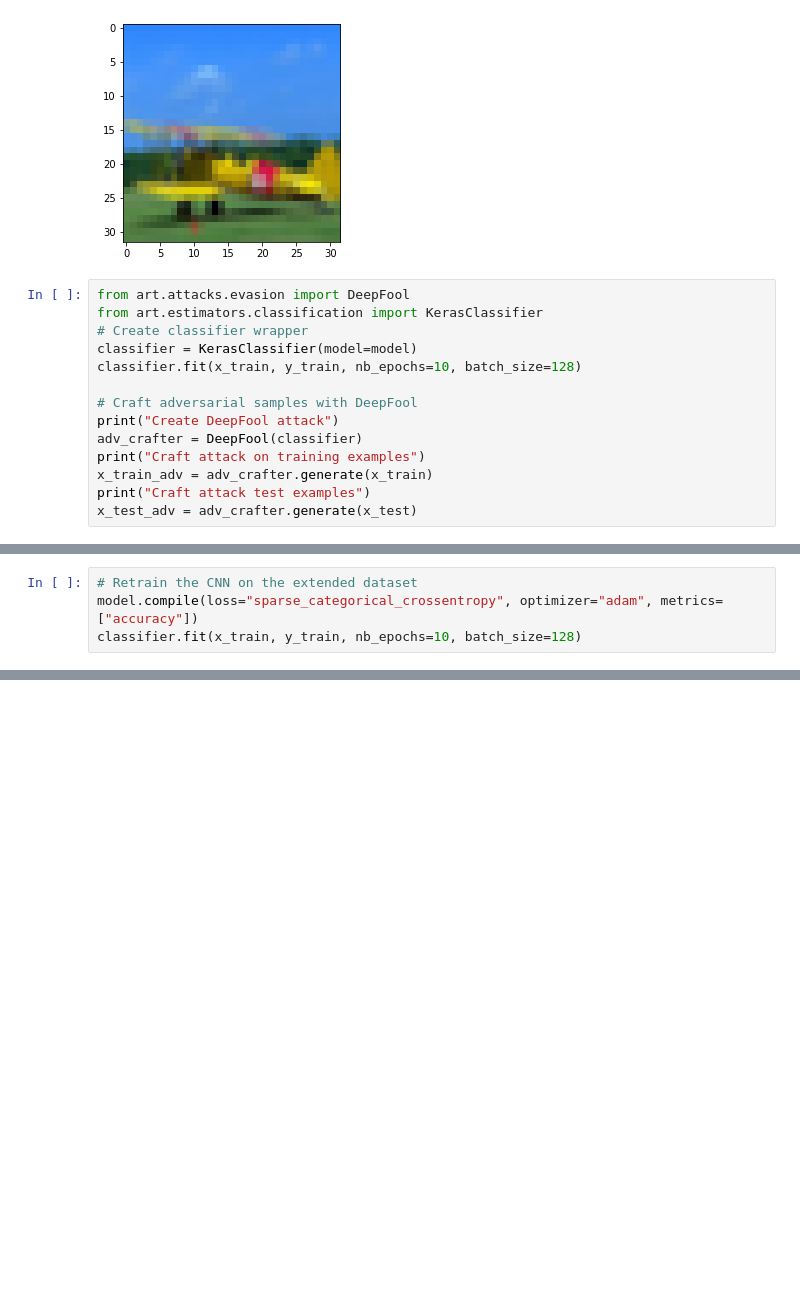
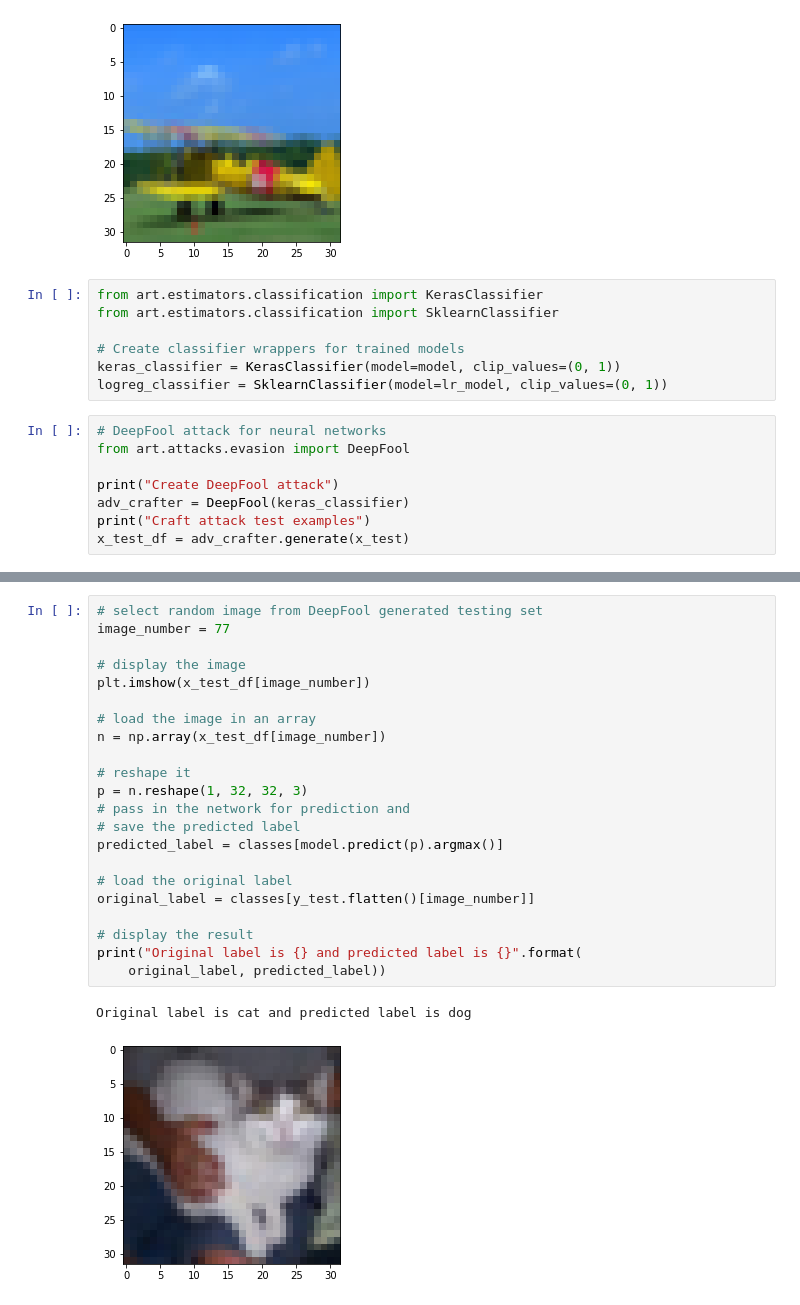
Before and after one commit to mschroeder11/machine-learning, a Jupyter notebook: final project/MLattacks.ipynb, the cells around one changed output, grey strips where cells are left out. Drawn from its saved outputs; the diff is of its cells as text; blank space fills up the shorter version.

```diff
--- a/final project/MLattacks.ipynb
+++ b/final project/MLattacks.ipynb
@@ -232,18 +246,19 @@ print("Original label is {} and predicted label is {}".format(
 # %% [output]
 Original label is plane and predicted label is plane
 [figure]
+# %%
+from art.estimators.classification import KerasClassifier
+from art.estimators.classification import SklearnClassifier
+
+# Create classifier wrappers for trained models
+keras_classifier = KerasClassifier(model=model, clip_values=(0, 1))
+logreg_classifier = SklearnClassifier(model=lr_model, clip_values=(0, 1))
 # %%
+# DeepFool attack for neural networks
 from art.attacks.evasion import DeepFool
-from art.estimators.classification import KerasClassifier
-# Create classifier wrapper
-classifier = KerasClassifier(model=model)
-classifier.fit(x_train, y_train, nb_epochs=10, batch_size=128)
 
-# Craft adversarial samples with DeepFool
 print("Create DeepFool attack")
-adv_crafter = DeepFool(classifier)
-print("Craft attack on training examples")
-x_train_adv = adv_crafter.generate(x_train)
+adv_crafter = DeepFool(keras_classifier)
 print("Craft attack test examples")
-x_test_adv = adv_crafter.generate(x_test)
+x_test_df = adv_crafter.generate(x_test)
 # %% [output]
@@ -281,4 +266,0 @@ y_train = np.append(y_train, y_train, axis=0)
-# %%
-# Retrain the CNN on the extended dataset
-model.compile(loss="sparse_categorical_crossentropy", optimizer="adam", metrics=["accuracy"])
-classifier.fit(x_train, y_train, nb_epochs=10, batch_size=128)
@@ -337,0 +281,25 @@ Original label is plane and predicted label is truck
+# %%
+# select random image from DeepFool generated testing set
+image_number = 77
+
+# display the image
+plt.imshow(x_test_df[image_number])
+
+# load the image in an array
+n = np.array(x_test_df[image_number])
+
+# reshape it
+p = n.reshape(1, 32, 32, 3)
+# pass in the network for prediction and
+# save the predicted label
+predicted_label = classes[model.predict(p).argmax()]
+
+# load the original label
+original_label = classes[y_test.flatten()[image_number]]
+
+# display the result
+print("Original label is {} and predicted label is {}".format(
+    original_label, predicted_label))
+# %% [output]
+Original label is cat and predicted label is dog
+[figure, added]
```
Also changed, not shown: parts of 28 cells of this notebook, 1 other file.
